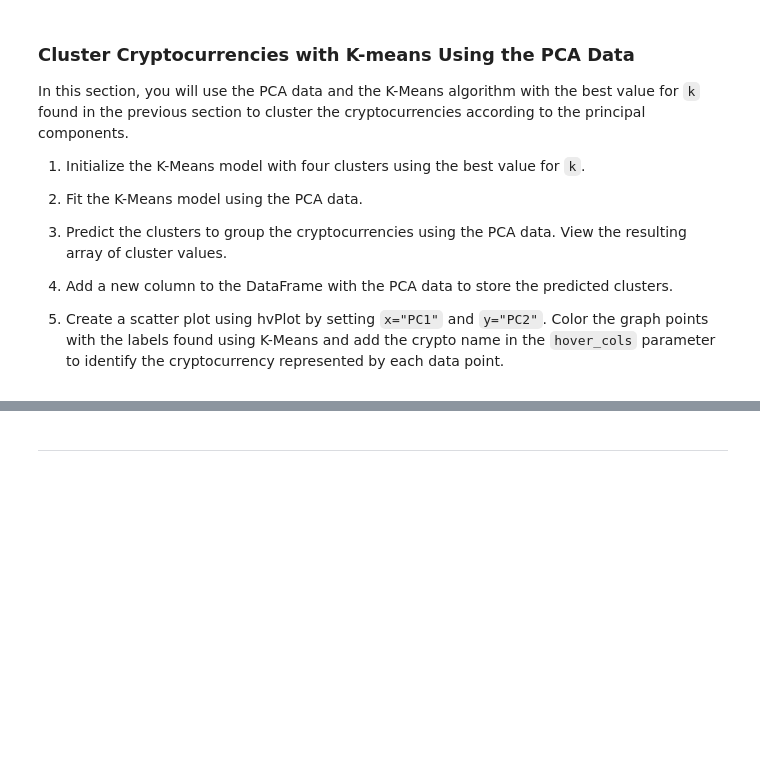
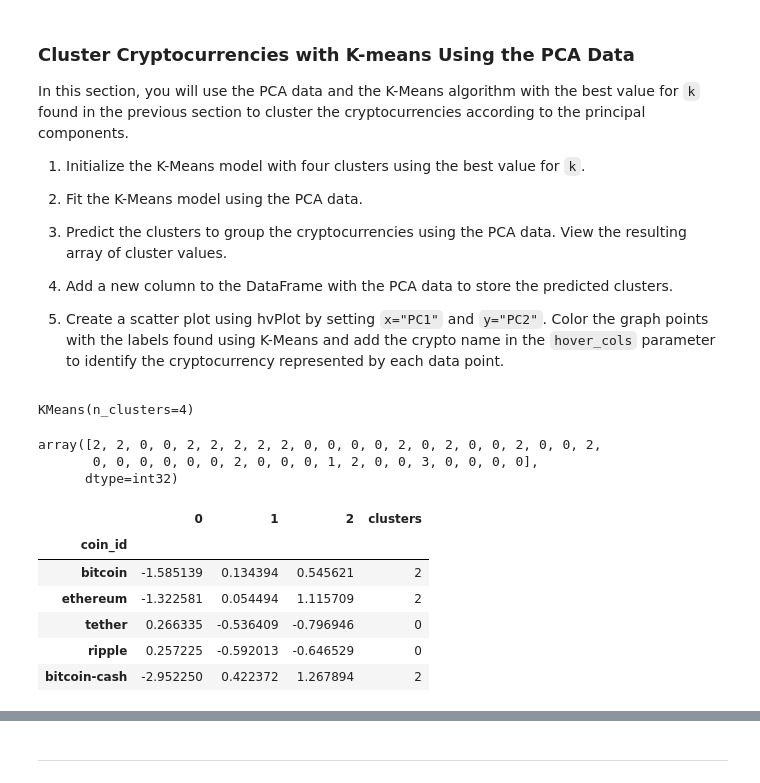
Before and after one commit to Aranda80/Crypto_clustering, a Jupyter notebook: crypto_investments.ipynb, the cells around one changed output, grey strips where cells are left out. Saved outputs shown, nothing was run; the diff lists cells and outputs as text; code cells hidden in the pictures; blank space fills up the shorter version.

```diff
--- a/crypto_investments.ipynb
+++ b/crypto_investments.ipynb
@@ -293,6 +311,9 @@ In this section, you will use the elbow method to find the best value for `k` us
 # 1. Create a KMeans model using the loop counter for the n_clusters
 # 2. Fit the model to the data using `df_market_data_pca`
 # 3. Append the model.inertia_ to the inertia list
-# YOUR CODE HERE!
+for i in k:
+    model=KMeans(n_clusters=i)
+    model.fit(df_market_pca_data)
+    inertia.append(model.inertia_)
 # %%
 # Create a dictionary with the data to plot the Elbow curve
@@ -332,25 +358,40 @@ In this section, you will use the PCA data and the K-Means algorithm with the be
 5. Create a scatter plot using hvPlot by setting `x="PC1"` and `y="PC2"`. Color the graph points with the labels found using K-Means and add the crypto name in the `hover_cols` parameter to identify the cryptocurrency represented by each data point.
 # %%
 # Initialize the K-Means model using the best value for k
-# YOUR CODE HERE!
+pca_model = KMeans(n_clusters=4)
 # %%
 # Fit the K-Means model using the PCA data
-# YOUR CODE HERE!
+pca_model.fit(df_market_pca_data)
+# %% [output]
+KMeans(n_clusters=4)
 # %%
 # Predict the clusters to group the cryptocurrencies using the PCA data
-# YOUR CODE HERE!
-
+market_pca_pred_data = pca_model.predict(df_market_pca_data)
 # View the resulting array of cluster values.
-# YOUR CODE HERE!
+market_pca_pred_data
+# %% [output]
+array([2, 2, 0, 0, 2, 2, 2, 2, 2, 0, 0, 0, 0, 2, 0, 2, 0, 0, 2, 0, 0, 2,
+       0, 0, 0, 0, 0, 0, 2, 0, 0, 0, 1, 2, 0, 0, 3, 0, 0, 0, 0],
+      dtype=int32)
 # %%
 # Create a copy of the DataFrame with the PCA data
-# YOUR CODE HERE!
+market_pca_pred_data_df = df_market_pca_data.copy()
+
+#market_pca_pred_data_df = market_pca_pred_data_df.set_index('coin_id')
 
 # Add a new column to the DataFrame with the predicted clusters
-# YOUR CODE HERE!
+market_pca_pred_data_df['clusters'] = market_pca_pred_data
 
 # Display sample data
-# YOUR CODE HERE!
+market_pca_pred_data_df.head()
+# %% [output]
+|  | 0 | 1 | 2 | clusters |
+| coin_id |  |  |  |  |
+| bitcoin | -1.585139 | 0.134394 | 0.545621 | 2 |
+| ethereum | -1.322581 | 0.054494 | 1.115709 | 2 |
+| tether | 0.266335 | -0.536409 | -0.796946 | 0 |
+| ripple | 0.257225 | -0.592013 | -0.646529 | 0 |
+| bitcoin-cash | -2.952250 | 0.422372 | 1.267894 | 2 |
 # %%
 # Create a scatter plot using hvPlot by setting
 # `x="PC1"` and `y="PC2"`.
```
Also changed, not shown: parts of 16 cells of this notebook.
